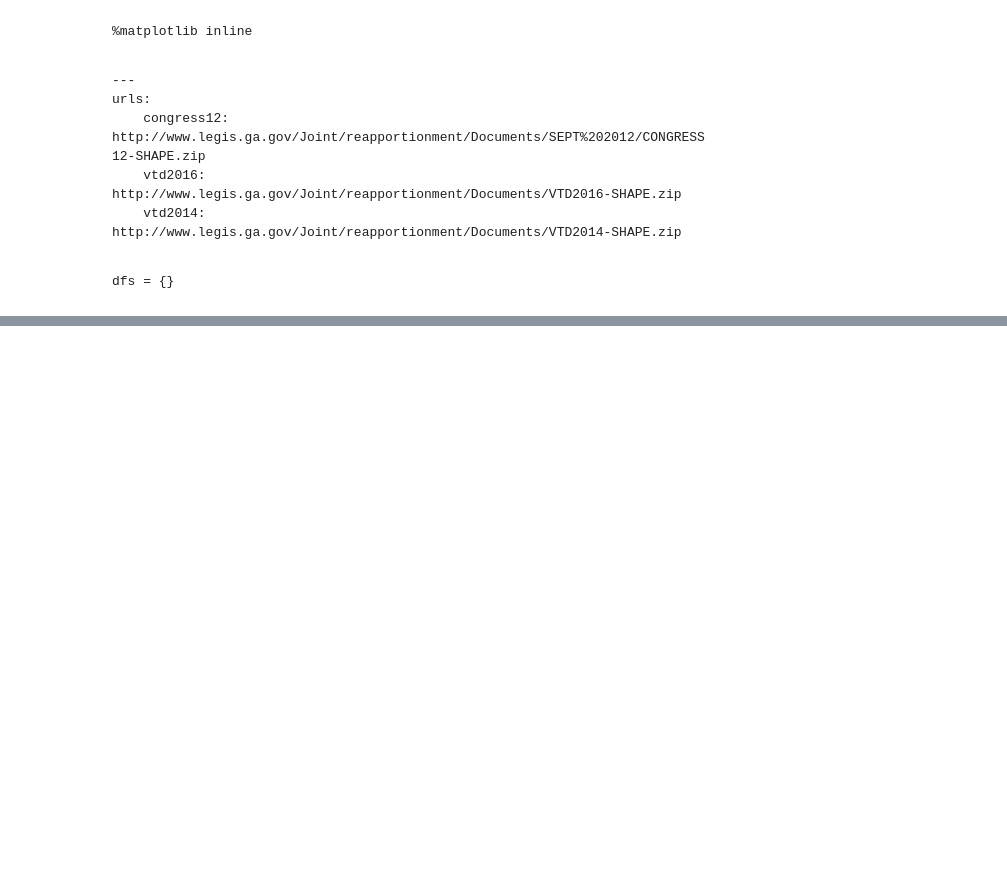
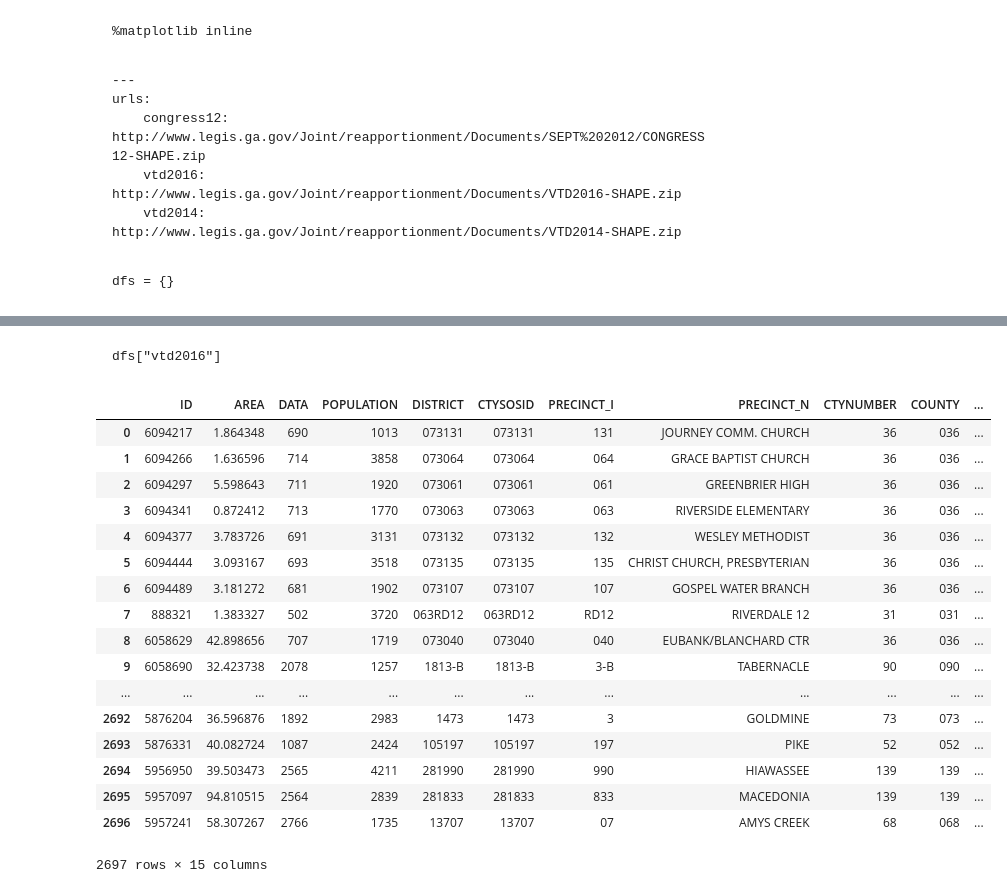
Before and after one commit to deathbeds/election, a Jupyter notebook: Maps.ipynb, the cells around one changed output, grey strips where cells are left out. Saved outputs shown, nothing was run; the diff lists cells and outputs as text; code cells hidden in the pictures; blank space fills up the shorter version.

```diff
--- a/Maps.ipynb
+++ b/Maps.ipynb
@@ -32,12 +33,18 @@
     dfs = {}
 # %%
     for k, url in urls.items():
+        extdf = {}
         with zipfile.ZipFile(BytesIO(get(urls[k]).content)) as zf:
-            for fname in zf.namelist():
-                if fname.lower().endswith("shp"):
-                    with tempfile.TemporaryDirectory() as td:
-                        zf.extractall(td)
-                        dfs[k] = geopandas.read_file(str(Path(td) / fname))
-                        print(k, dfs[k].columns)
+            with tempfile.TemporaryDirectory() as td:
+                zf.extractall(td)
+                d = Path(td)
+
+                for fname in zf.namelist():
+                    for ext in ["shp", "dbf"]:
+                        if fname.lower().endswith(ext):
+                            extdf[ext] = geopandas.read_file(str(d / fname))
+                            display(k, ext, extdf[ext].shape, extdf[ext].head())
+        extdf["dbf"].geometry = extdf["shp"].geometry
+        dfs[k] = extdf["dbf"]
 # %% [output]
     for k, url in urls.items():
@@ -61,0 +86,22 @@ vtd2014 Index(['ID', 'AREA', 'DATA', 'DISTRICT', 'CTYSOSID', 'PRECINCT_I',
+# %%
+    dfs["vtd2016"]
+# %% [output]
+    dfs["vtd2016"]
+|  | ID | AREA | DATA | POPULATION | DISTRICT | CTYSOSID | PRECINCT_I | PRECINCT_N | CTYNUMBER | COUNTY | ... |
+| 0 | 6094217 | 1.864348 | 690 | 1013 | 073131 | 073131 | 131 | JOURNEY COMM. CHURCH | 36 | 036 | ... |
+| 1 | 6094266 | 1.636596 | 714 | 3858 | 073064 | 073064 | 064 | GRACE BAPTIST CHURCH | 36 | 036 | ... |
+| 2 | 6094297 | 5.598643 | 711 | 1920 | 073061 | 073061 | 061 | GREENBRIER HIGH | 36 | 036 | ... |
+| 3 | 6094341 | 0.872412 | 713 | 1770 | 073063 | 073063 | 063 | RIVERSIDE ELEMENTARY | 36 | 036 | ... |
+| 4 | 6094377 | 3.783726 | 691 | 3131 | 073132 | 073132 | 132 | WESLEY METHODIST | 36 | 036 | ... |
+| 5 | 6094444 | 3.093167 | 693 | 3518 | 073135 | 073135 | 135 | CHRIST CHURCH, PRESBYTERIAN | 36 | 036 | ... |
+| 6 | 6094489 | 3.181272 | 681 | 1902 | 073107 | 073107 | 107 | GOSPEL WATER BRANCH | 36 | 036 | ... |
+| 7 | 888321 | 1.383327 | 502 | 3720 | 063RD12 | 063RD12 | RD12 | RIVERDALE 12 | 31 | 031 | ... |
+| 8 | 6058629 | 42.898656 | 707 | 1719 | 073040 | 073040 | 040 | EUBANK/BLANCHARD CTR | 36 | 036 | ... |
+| 9 | 6058690 | 32.423738 | 2078 | 1257 | 1813-B | 1813-B | 3-B | TABERNACLE | 90 | 090 | ... |
+| ... | ... | ... | ... | ... | ... | ... | ... | ... | ... | ... | ... |
+| 2692 | 5876204 | 36.596876 | 1892 | 2983 | 1473 | 1473 | 3 | GOLDMINE | 73 | 073 | ... |
+| 2693 | 5876331 | 40.082724 | 1087 | 2424 | 105197 | 105197 | 197 | PIKE | 52 | 052 | ... |
+| 2694 | 5956950 | 39.503473 | 2565 | 4211 | 281990 | 281990 | 990 | HIAWASSEE | 139 | 139 | ... |
+| 2695 | 5957097 | 94.810515 | 2564 | 2839 | 281833 | 281833 | 833 | MACEDONIA | 139 | 139 | ... |
+| 2696 | 5957241 | 58.307267 | 2766 | 1735 | 13707 | 13707 | 07 | AMYS CREEK | 68 | 068 | ... |
+2697 rows × 15 columns
```
Also changed, not shown: parts of 2 cells of this notebook, 1 other file.
